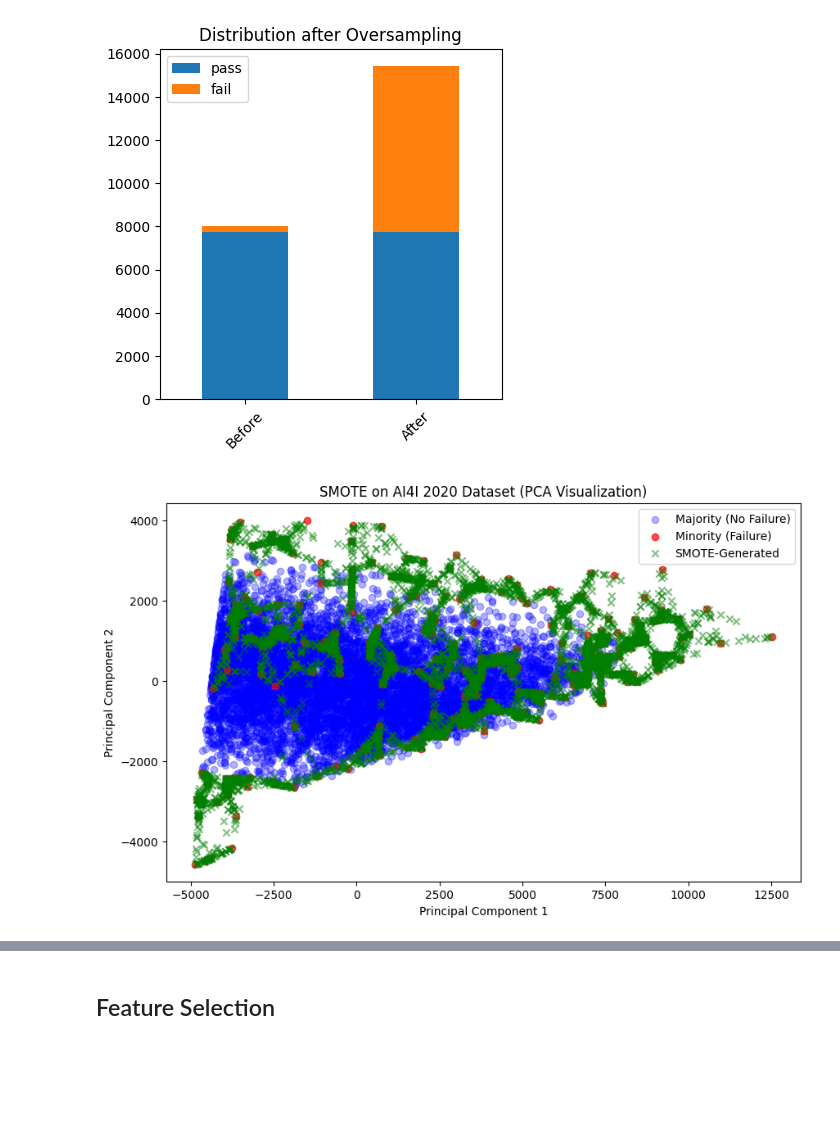
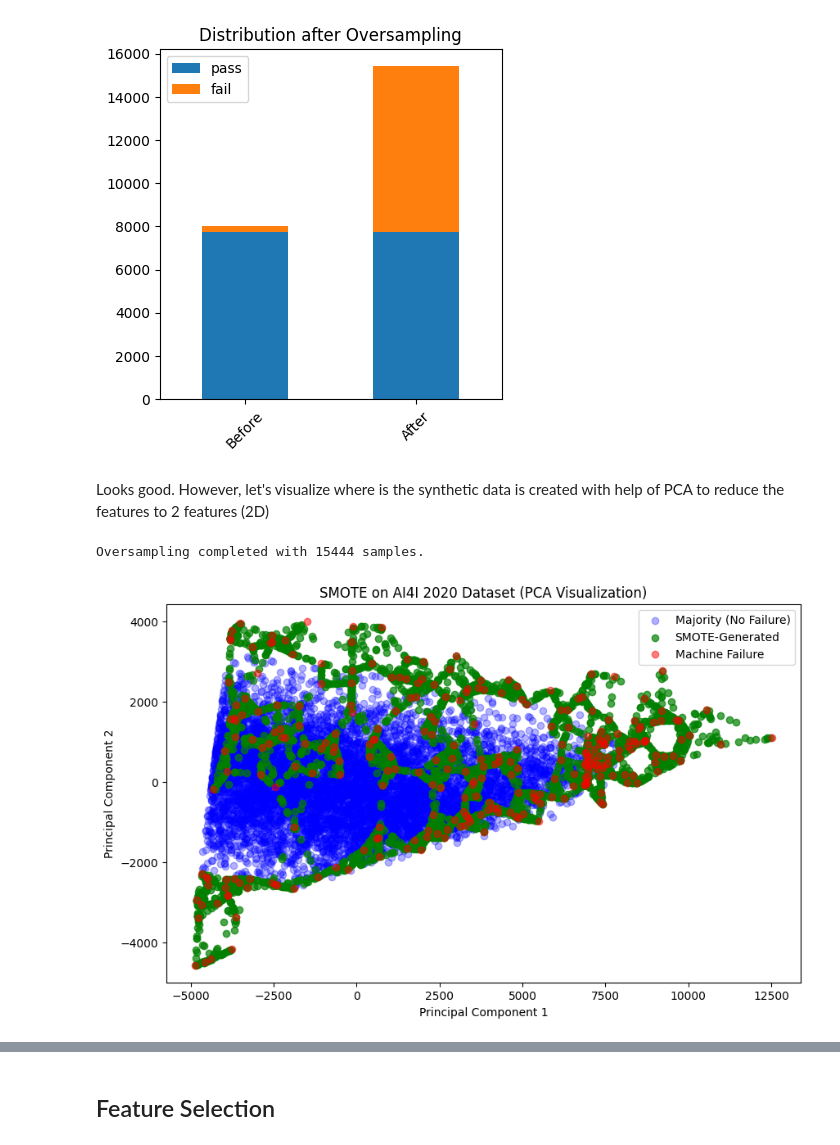
Before and after one commit to raymondsamalo/ITI113-Machine-Learning-Operations-Project, a Jupyter notebook: AI4I-2020/1.1_Preprocessing.ipynb, the cells around one changed output, grey strips where cells are left out. Cells and saved outputs as stored; diff of their text form; code cells hidden in the pictures; blank space fills up the shorter version.

```diff
--- a/AI4I-2020/1.1_Preprocessing.ipynb
+++ b/AI4I-2020/1.1_Preprocessing.ipynb
@@ -85,0 +92,3 @@ shape of data after dropping columns (10000, 12)
+# %%
+df.columns = [col.replace("[","(").replace("]",")") for col in df.columns.values]
+print("DF columns after clean up", df.columns)
@@ -288,6 +320,6 @@ the failures are related to these 3 features:
 
 Let's add these features to our dataset
 # %%
-df['Strain [minNm]'] = df['Tool wear [min]'] * df['Torque [Nm]']
-df['Power (W)'] = df['Rotational speed [rpm]'] * df['Torque [Nm]'] * 2 * np.pi / 60
-df['Temperature Difference (K)'] = df['Process temperature [K]'] - df['Air temperature [K]']
+df['Strain (minNm)'] = df['Tool wear (min)'] * df['Torque (Nm)']
+df['Power (W)'] = df['Rotational speed (rpm)'] * df['Torque (Nm)'] * 2 * np.pi / 60
+df['Temperature Difference (K)'] = df['Process temperature (K)'] - df['Air temperature (K)']
@@ -300,6 +325,0 @@ ValueError('feature_names may not contain [, ] or <')
-# %%
-import re
-regex = re.compile(r"\[|\]|<|\)|\(", re.IGNORECASE)
-df.columns = [regex.sub("_", col) if any(x in str(col) for x in set(('[', ']', '<','(', ')'))) else col for col in df.columns.values]
-
-print("DF columns after clean up", df.columns)
@@ -409,26 +424,50 @@ plt.title("Distribution after Oversampling")
 plt.show()
 # %% [output]
 [figure]
+# %% [markdown]
+Looks good. However, let's visualize where is the synthetic data is created with help of PCA to reduce the features to 2 features (2D)
 # %%
 from sklearn.decomposition import PCA
+#from sklearn.preprocessing import StandardScaler
+smote = SMOTE(random_state=42, k_neighbors=5)
+y_omf = y_train["Machine failure"]
+"""
+Machine failure: 3.48%
+TWF: 0.49%
+HDF: 1.10%
+PWF: 1.01%
+OSF: 0.94%
+RNF: 0.21%
+"""
+
+# we try to suee what happened if we use standard scaler before smote but the effect is negligible
+#scaler = StandardScaler()
+#X_scaled = scaler.fit_transform(X_train)
+X_scaled = X_train
+X_resampled_train, y_resample_train = smote.fit_resample(X_scaled, y_omf)
+print(f"Oversampling completed with {len(y_resample_train)} samples.")
 
 # PCA for visualization
 pca = PCA(n_components=2)
-X_pca = pca.fit_transform(X_train)
-X_resampled_pca = pca.transform(X_oversample_train)
+X_pca = pca.fit_transform(X_scaled)
+X_resampled_pca = pca.transform(X_resampled_train)
 
 # Plot
 plt.figure(figsize=(10, 6))
-plt.scatter(X_pca[y_omf == 0, 0], X_pca[y_omf == 0, 1],
-            label="Majority (No Failure)", alpha=0.3, c="blue")
-plt.scatter(X_pca[y_omf == 1, 0], X_pca[y_omf == 1, 1],
-            label="Minority (Failure)", alpha=0.7, c="red")
-plt.scatter(X_resampled_pca[len(X):, 0], X_resampled_pca[len(X):, 1],
-            label="SMOTE-Generated", alpha=0.5, c="green", marker="x")
+plt.scatter(X_pca[y_omf == 0, 0], X_pca[y_omf == 0, 1], label="Majority (No Failure)", alpha=0.3, c="blue")
+plt.scatter(X_resampled_pca[len(X):, 0], X_resampled_pca[len(X):, 1], label="SMOTE-Generated", alpha=0.7, c="green")
+plt.scatter(X_pca[y_omf == 1, 0], X_pca[y_omf == 1, 1], label="Machine Failure", alpha=0.5, c="red")
+#plt.scatter(X_pca[y_twf == 1, 0], X_pca[y_twf == 1, 1], label="TWF", alpha=0.5, c="darkorchid")
+#plt.scatter(X_pca[y_hdf == 1, 0], X_pca[y_hdf == 1, 1], label="HDF", alpha=0.5, c="orange")
+#plt.scatter(X_pca[y_pwf == 1, 0], X_pca[y_pwf == 1, 1], label="PWF", alpha=0.5, c="purple")
+#plt.scatter(X_pca[y_osf == 1, 0], X_pca[y_osf == 1, 1], label="OSF", alpha=0.5, c="indigo")
+#plt.scatter(X_pca[y_rnf == 1, 0], X_pca[y_rnf == 1, 1], label="RNF", alpha=0.7, c="yellow")
+
 plt.title("SMOTE on AI4I 2020 Dataset (PCA Visualization)")
 plt.xlabel("Principal Component 1")
 plt.ylabel("Principal Component 2")
 plt.legend()
 plt.show()
 # %% [output]
+Oversampling completed with 15444 samples.
-[figure, old version]
+[figure, new version]
```
Also changed, not shown: parts of 27 cells of this notebook, 14 other files.
